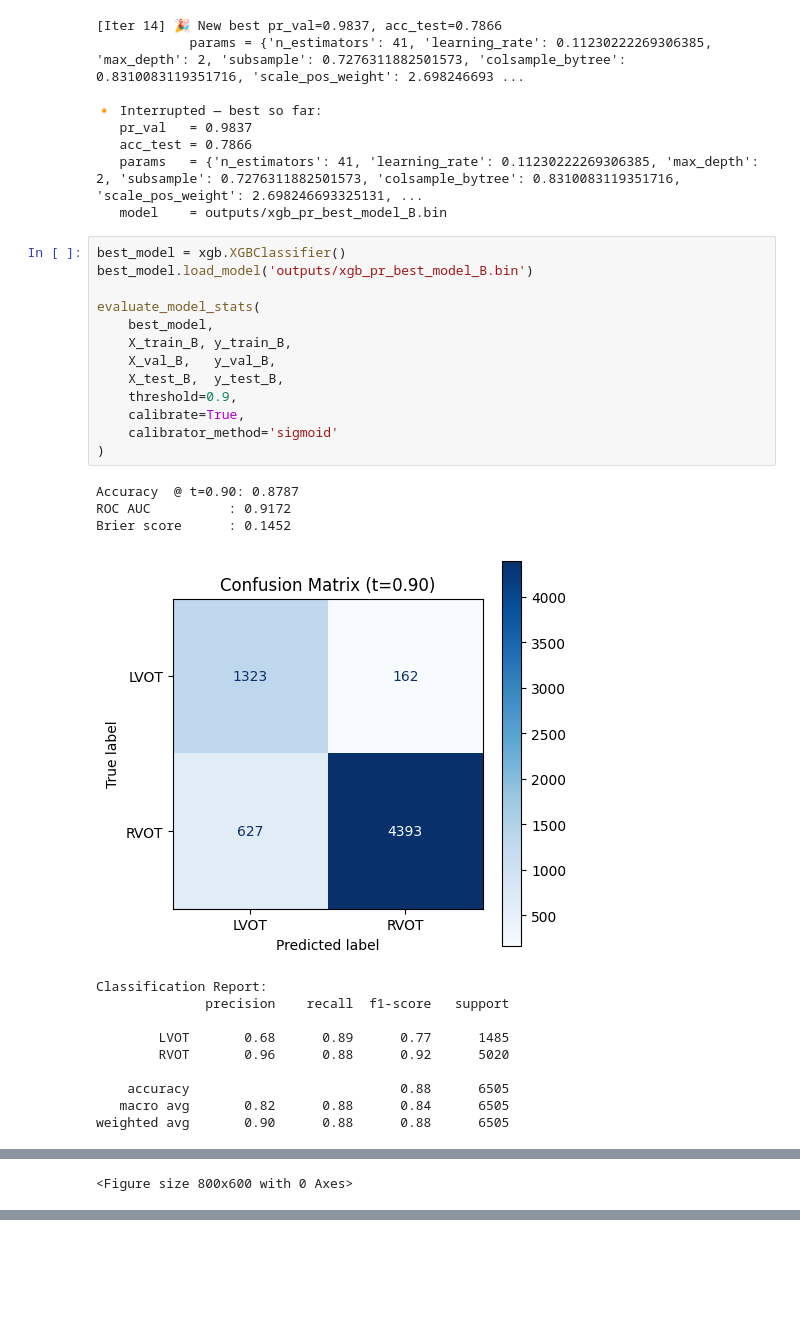
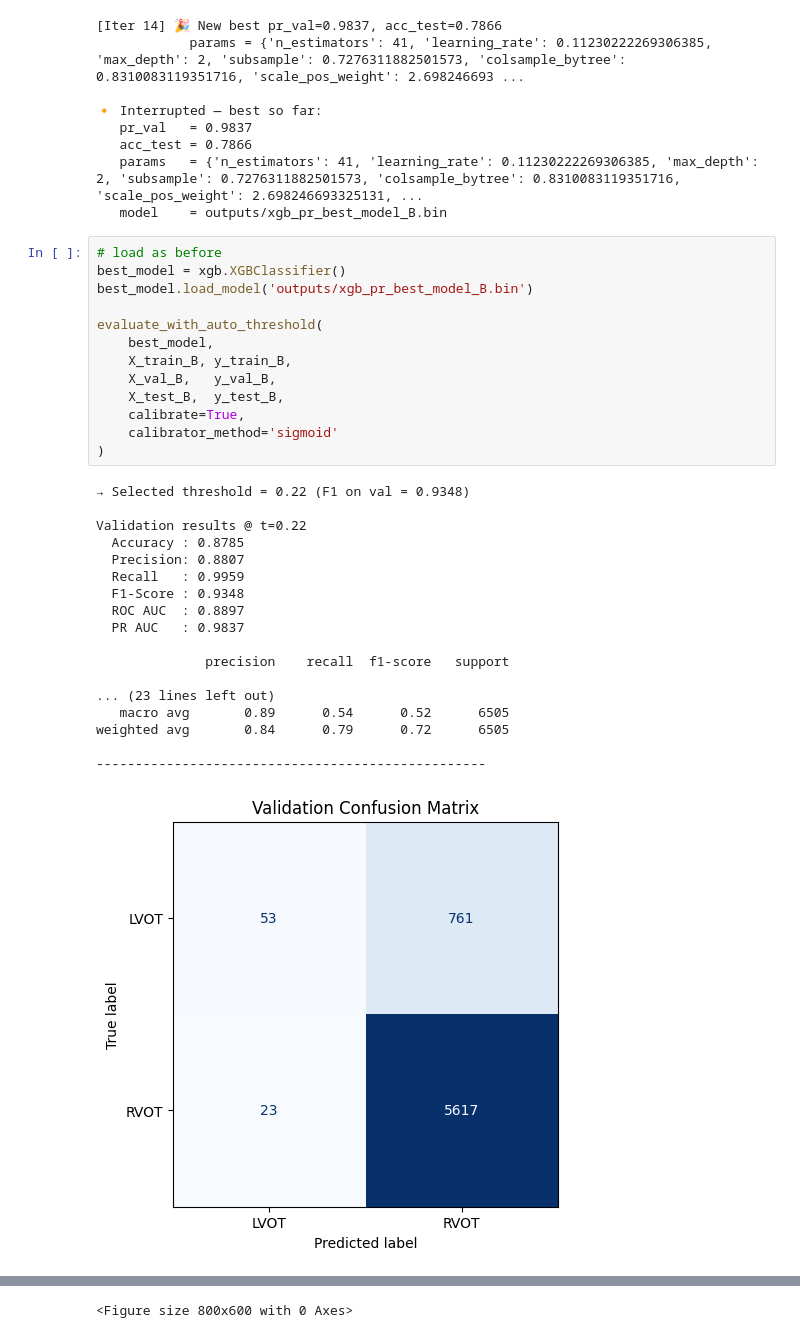
Before and after one commit to uripont/arrhythmia-origin-predictor, a Jupyter notebook: training_run.ipynb, the cells around one changed output, grey strips where cells are left out. Cells and saved outputs as stored; diff of their text form; blank space fills up the shorter version.

```diff
--- a/training_run.ipynb
+++ b/training_run.ipynb
@@ -302,29 +314,34 @@ X_test_B shape: (6505, 217)
    params   = {'n_estimators': 41, 'learning_rate': 0.11230222269306385, 'max_depth': 2, 'subsample': 0.7276311882501573, 'colsample_bytree': 0.8310083119351716, 'scale_pos_weight': 2.698246693325131, ...
    model    = outputs/xgb_pr_best_model_B.bin
 # %%
+# load as before
 best_model = xgb.XGBClassifier()
 best_model.load_model('outputs/xgb_pr_best_model_B.bin')
 
-evaluate_model_stats(
+evaluate_with_auto_threshold(
     best_model,
     X_train_B, y_train_B,
     X_val_B,   y_val_B,
     X_test_B,  y_test_B,
-    threshold=0.9,
     calibrate=True,
     calibrator_method='sigmoid'
 )
 # %% [output]
-Accuracy  @ t=0.90: 0.8787
-ROC AUC          : 0.9172
-Brier score      : 0.1452
+→ Selected threshold = 0.22 (F1 on val = 0.9348)
+
+Validation results @ t=0.22
+  Accuracy : 0.8785
+  Precision: 0.8807
+  Recall   : 0.9959
+  F1-Score : 0.9348
+  ROC AUC  : 0.8897
+  PR AUC   : 0.9837
+
+              precision    recall  f1-score   support
+
+... (23 lines left out)
+   macro avg       0.89      0.54      0.52      6505
+weighted avg       0.84      0.79      0.72      6505
+
+--------------------------------------------------
-[figure, old version]
+[figure, new version]
-Classification Report:
-              precision    recall  f1-score   support
-
-        LVOT       0.68      0.89      0.77      1485
-        RVOT       0.96      0.88      0.92      5020
-
-    accuracy                           0.88      6505
-   macro avg       0.82      0.88      0.84      6505
-weighted avg       0.90      0.88      0.88      6505
@@ -333 +349,0 @@ weighted avg       0.90      0.88      0.88      6505
-<Figure size 800x600 with 0 Axes>
@@ -334,0 +351 @@ weighted avg       0.90      0.88      0.88      6505
+<Figure size 800x600 with 0 Axes>
```
Also changed, not shown: parts of 2 cells of this notebook.
